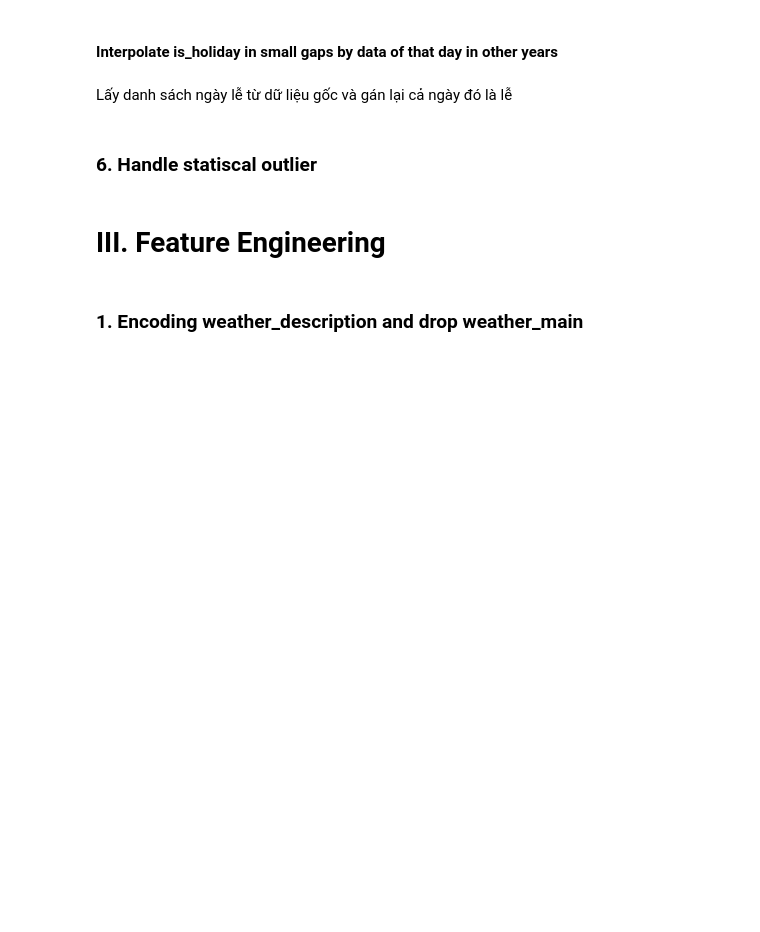
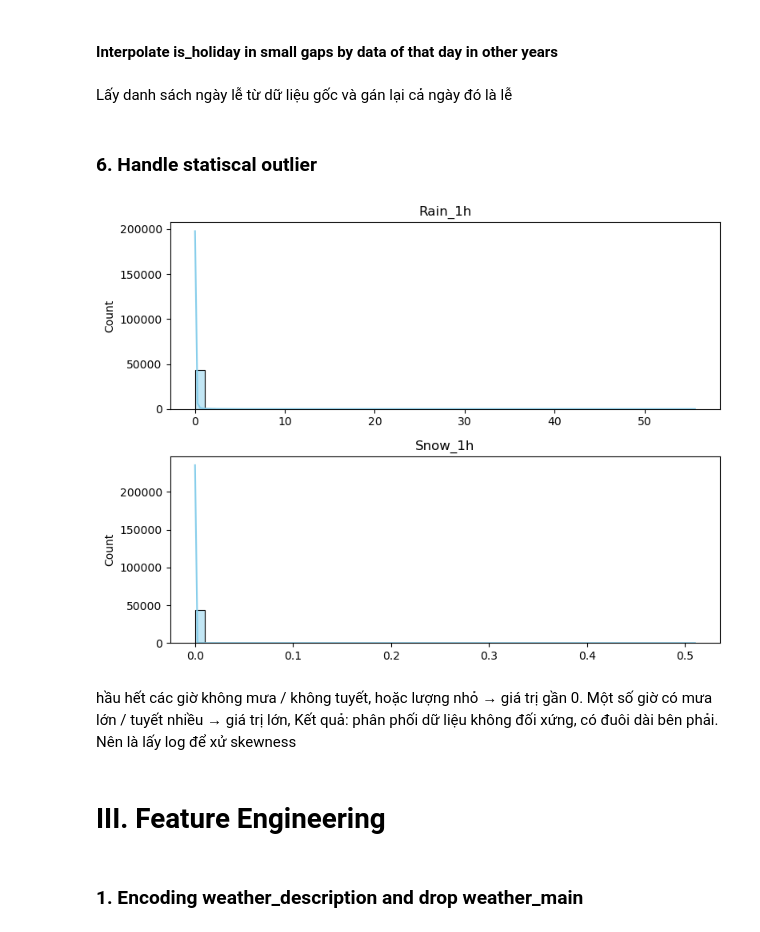
Before and after one commit to DucAnhShyyy/Traffic_Volume_Prediction, a Jupyter notebook: cleaning.ipynb, the cells around one changed output. Drawn from its saved outputs; the diff is of its cells as text; code cells hidden in the pictures; blank space fills up the shorter version.

```diff
--- a/cleaning.ipynb
+++ b/cleaning.ipynb
@@ -127,0 +241,5 @@ full_range = pd.date_range(start=start, end=end, freq="h")
+# %%
+df_sorted['gap'] = df_sorted['date_time'].diff()
+top_gaps = df_sorted[['date_time', 'gap']].sort_values('gap', ascending=False).head(10)
+
+print(top_gaps)
@@ -128,5 +258,7 @@ full_range = pd.date_range(start=start, end=end, freq="h")
 # %%
-df_full = df_grouped.set_index('date_time').reindex(full_range)
+full_range = pd.date_range(start=start, end=end, freq="h")
+
+df_full = df_sorted.set_index('date_time').reindex(full_range)
 df_full.index.name = 'date_time'
 
 # Đánh dấu dữ liệu gốc có tồn tại hay không
@@ -178,4 +310,23 @@ df_full['is_holiday'] = df_full['date_only'].isin(holiday_dates).astype(int)
 df_full = df_full.drop(columns=['date_only'])
 # %% [markdown]
 ### 6. Handle statiscal outlier
+# %%
+mask_valid = df_full['timestep_mask'] == 1
+rain_valid = df_full.loc[mask_valid, 'rain_1h'].values
+snow_valid = df_full.loc[mask_valid, 'snow_1h'].values
+
+fig, axes = plt.subplots(2, 1, figsize=(8, 6))
+
+sns.histplot(rain_valid, bins=50, kde=True, ax=axes[0], color='skyblue')
+axes[0].set_title("Rain_1h")
+
+sns.histplot(snow_valid, bins=50, kde=True, ax=axes[1], color='skyblue')
+axes[1].set_title("Snow_1h")
+
+plt.tight_layout()
+plt.show()
+# %% [output]
+[figure, added]
+# %% [markdown]
+hầu hết các giờ không mưa / không tuyết, hoặc lượng nhỏ → giá trị gần 0. Một số giờ có mưa lớn / tuyết nhiều → giá trị lớn, Kết quả: phân phối dữ liệu không đối xứng, có đuôi dài bên phải. Nên là lấy log để xử skewness
 # %%
```
Also changed, not shown: parts of 56 cells of this notebook.
